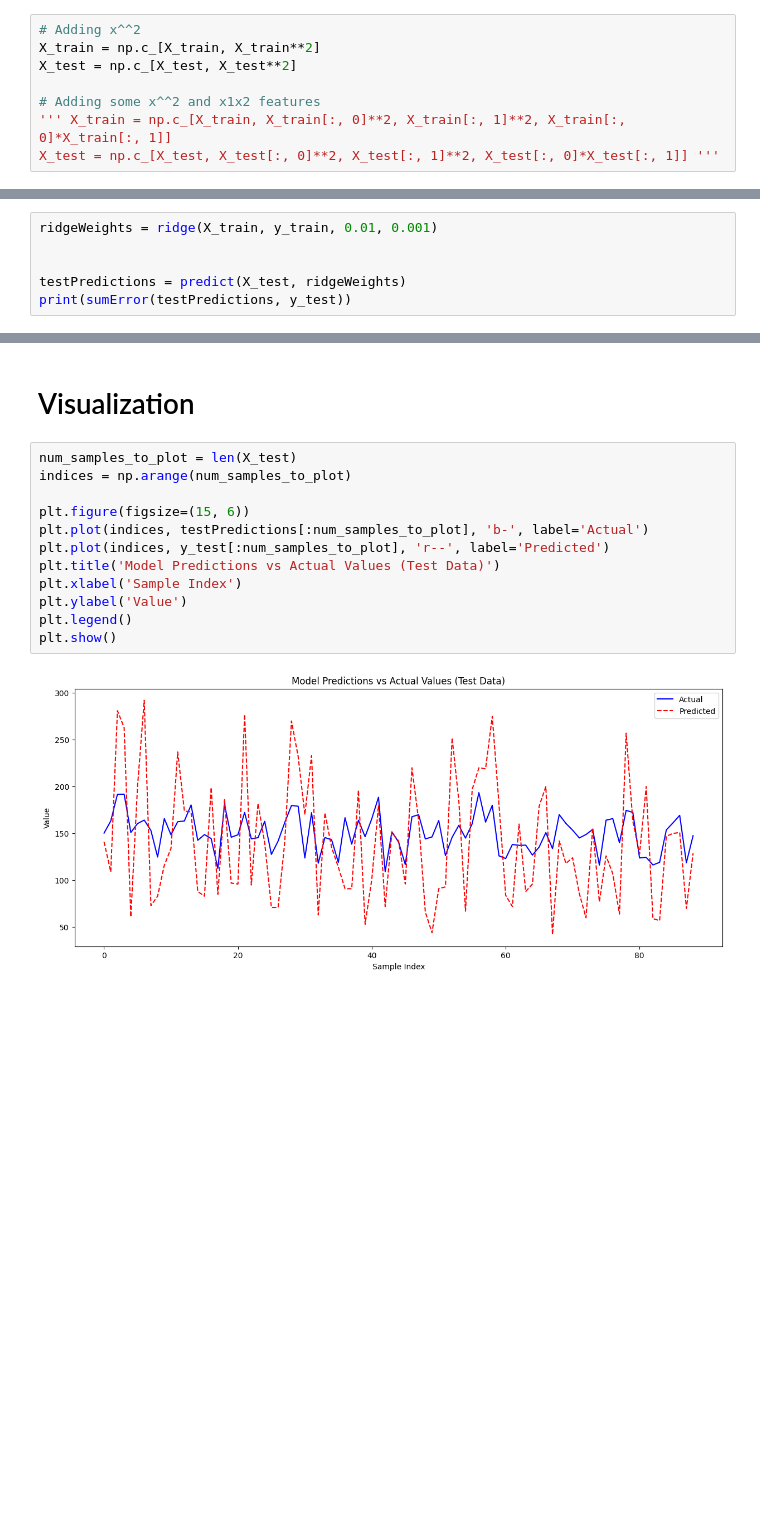
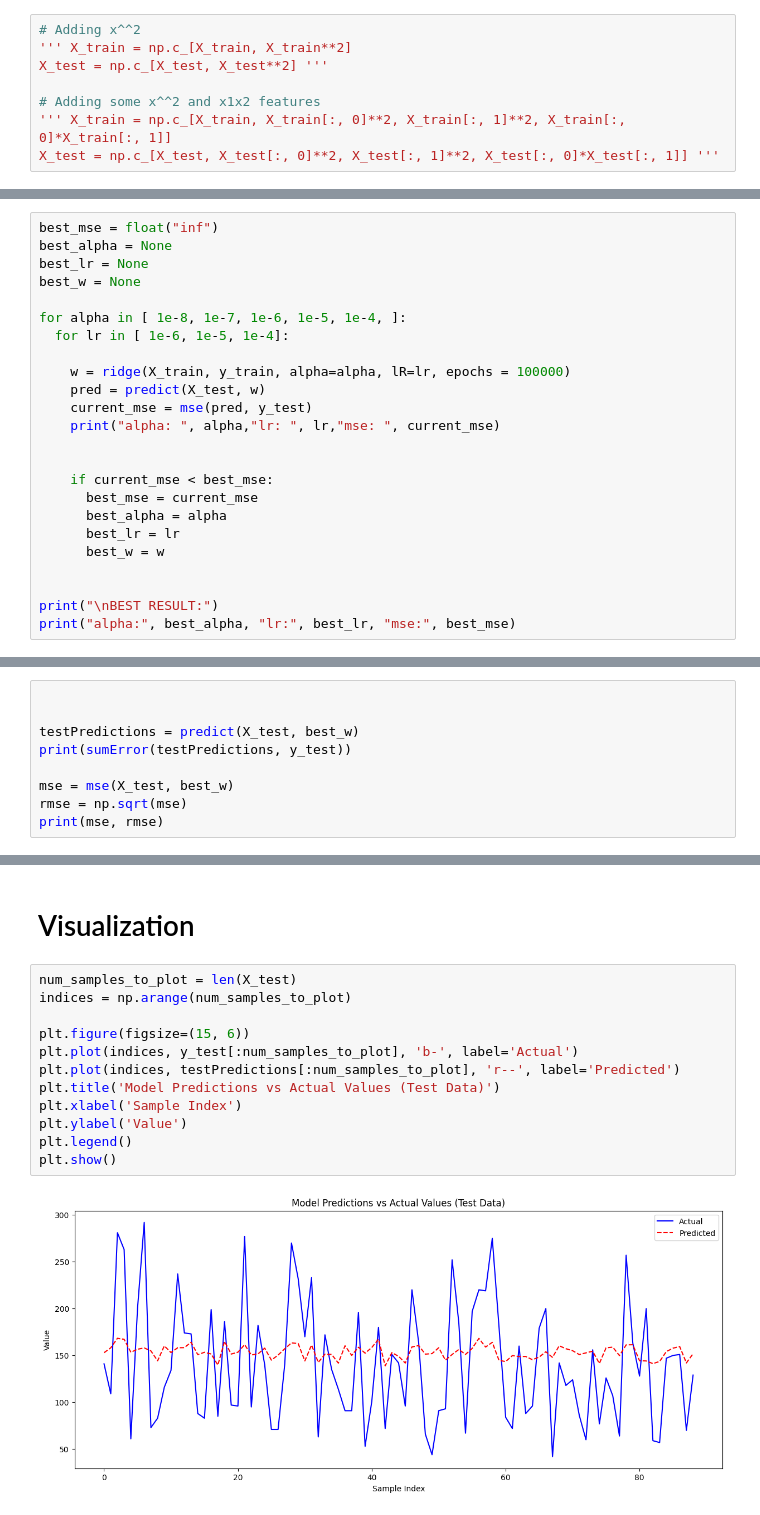
Before and after one commit to Valementajat/ML_Stability_Regularization, a Jupyter notebook: regularizationStability.ipynb, the cells around one changed output, grey strips where cells are left out. Drawn from its saved outputs; the diff is of its cells as text; blank space fills up the shorter version.

```diff
--- a/regularizationStability.ipynb
+++ b/regularizationStability.ipynb
@@ -73,8 +79,8 @@ X_test.shape, y_test.shape
 The trouble I ran into was the dataset not being expressive enough, so I'm creating polynomial features
 # %%
 # Adding x^^2
-X_train = np.c_[X_train, X_train**2]
-X_test = np.c_[X_test, X_test**2]
+''' X_train = np.c_[X_train, X_train**2]
+X_test = np.c_[X_test, X_test**2] '''
 
 # Adding some x^^2 and x1x2 features
 ''' X_train = np.c_[X_train, X_train[:, 0]**2, X_train[:, 1]**2, X_train[:, 0]*X_train[:, 1]]
@@ -195,0 +216,24 @@ def ridge(X, y, alpha = 1, learningRate = 0.001):
+# %%
+best_mse = float("inf")
+best_alpha = None
+best_lr = None
+best_w = None
+
+for alpha in [ 1e-8, 1e-7, 1e-6, 1e-5, 1e-4, ]:
+  for lr in [ 1e-6, 1e-5, 1e-4]:
+
+    w = ridge(X_train, y_train, alpha=alpha, lR=lr, epochs = 100000)
+    pred = predict(X_test, w)
+    current_mse = mse(pred, y_test)
+    print("alpha: ", alpha,"lr: ", lr,"mse: ", current_mse)
+
+
+    if current_mse < best_mse:
+      best_mse = current_mse
+      best_alpha = alpha
+      best_lr = lr
+      best_w = w
+
+
+print("\nBEST RESULT:")
+print("alpha:", best_alpha, "lr:", best_lr, "mse:", best_mse)
@@ -196,7 +259,10 @@ def ridge(X, y, alpha = 1, learningRate = 0.001):
 # %%
-ridgeWeights = ridge(X_train, y_train, 0.01, 0.001)
 
 
-testPredictions = predict(X_test, ridgeWeights)
+testPredictions = predict(X_test, best_w)
 print(sumError(testPredictions, y_test))
+
+mse = mse(X_test, best_w)
+rmse = np.sqrt(mse)
+print(mse, rmse)
 # %% [output]
@@ -232,14 +296,14 @@ print(ridgeWeights)
 # %%
 num_samples_to_plot = len(X_test)
 indices = np.arange(num_samples_to_plot)
 
 plt.figure(figsize=(15, 6))
-plt.plot(indices, testPredictions[:num_samples_to_plot], 'b-', label='Actual')
-plt.plot(indices, y_test[:num_samples_to_plot], 'r--', label='Predicted')
+plt.plot(indices, y_test[:num_samples_to_plot], 'b-', label='Actual')
+plt.plot(indices, testPredictions[:num_samples_to_plot], 'r--', label='Predicted')
 plt.title('Model Predictions vs Actual Values (Test Data)')
 plt.xlabel('Sample Index')
 plt.ylabel('Value')
 plt.legend()
 plt.show()
 # %% [output]
-[figure, old version]
+[figure, new version]
```
Also changed, not shown: parts of 14 cells of this notebook.
